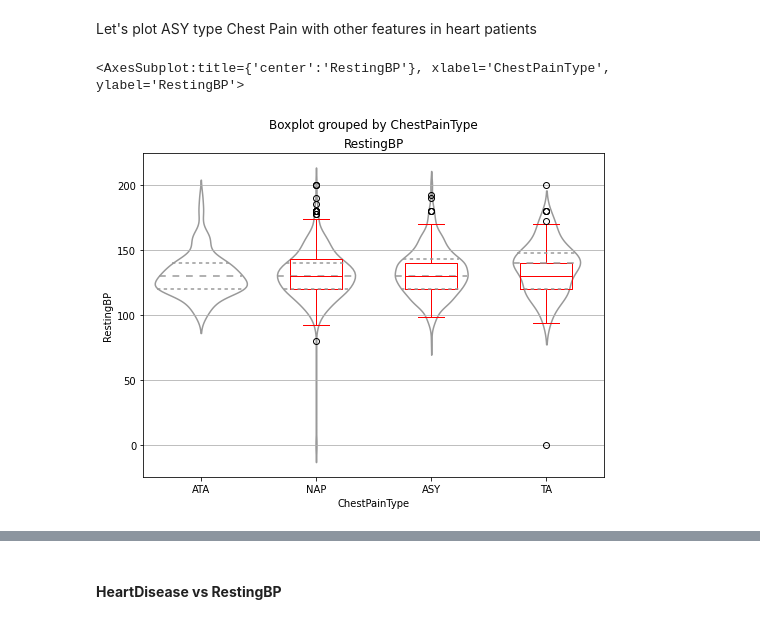
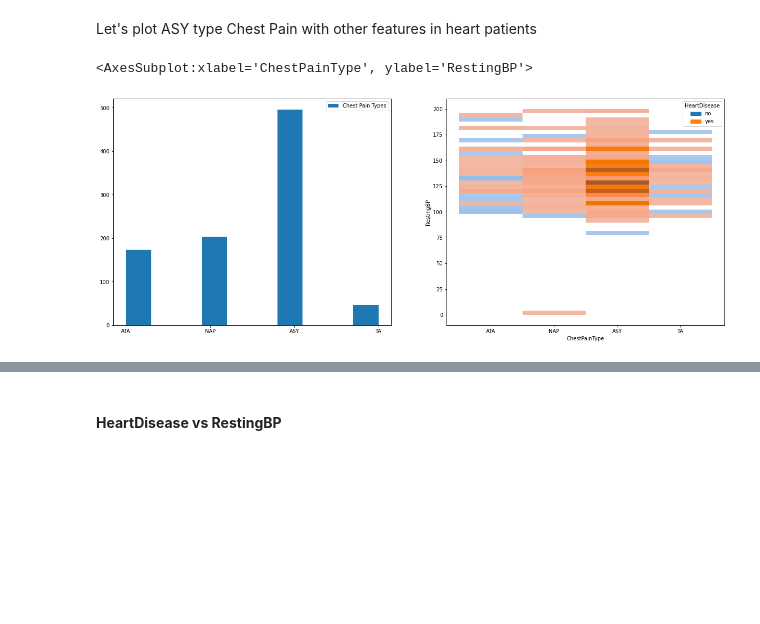
Before and after one commit to Irfan-Ahmad-byte/Heart-Failure, a Jupyter notebook: heart_failure.ipynb, the cells around one changed output, grey strips where cells are left out. Saved outputs shown, nothing was run; the diff lists cells and outputs as text; code cells hidden in the pictures; blank space fills up the shorter version.

Commit message:
applied hues and compared Chest pain type with RestingBP

```diff
--- a/heart_failure.ipynb
+++ b/heart_failure.ipynb
@@ -149,12 +149,17 @@ ax[0].legend()
 **conclusion; Above Graphs show that Chest Pain of type 'ASY' is most common among Heart Patients.**
 # %% [markdown]
 Let's plot ASY type Chest Pain with other features in heart patients
-# %%
-fig, ax = plt.subplots(1,figsize=(8,6))
-heart.boxplot(by='ChestPainType', column='RestingBP', color='red', ax=ax)
-sns.violinplot(heart.ChestPainType, heart.RestingBP, inner='quartile', color='white', ax=ax)
-# ax.plot(heart['RestingBP'])
-# heart[heart['ChestPainType']=='ASY'][['HeartDisease']].plot(figsize=(14,6))
-# %% [output]
-<AxesSubplot:title={'center':'RestingBP'}, xlabel='ChestPainType', ylabel='RestingBP'>
-[figure, removed]
+# %%
+tem_map = {1:'yes', 0:'no'}
+heart_cp = heart.copy()
+heart_cp['HeartDisease'] = heart_cp['HeartDisease'].map(tem_map)
+# %%
+fig, ax = plt.subplots(1,2,figsize=(21,8))
+ax[0].hist(
+    data = heart, x='ChestPainType', label = 'Chest Pain Types'
+)
+ax[0].legend()
+sns.histplot(x=heart_cp['ChestPainType'], y=heart_cp['RestingBP'], color='blue', hue=heart_cp['HeartDisease'], ax=ax[1])
+# %% [output]
+<AxesSubplot:xlabel='ChestPainType', ylabel='RestingBP'>
+[figure, added]
```
Also changed, not shown: parts of 8 cells of this notebook.
